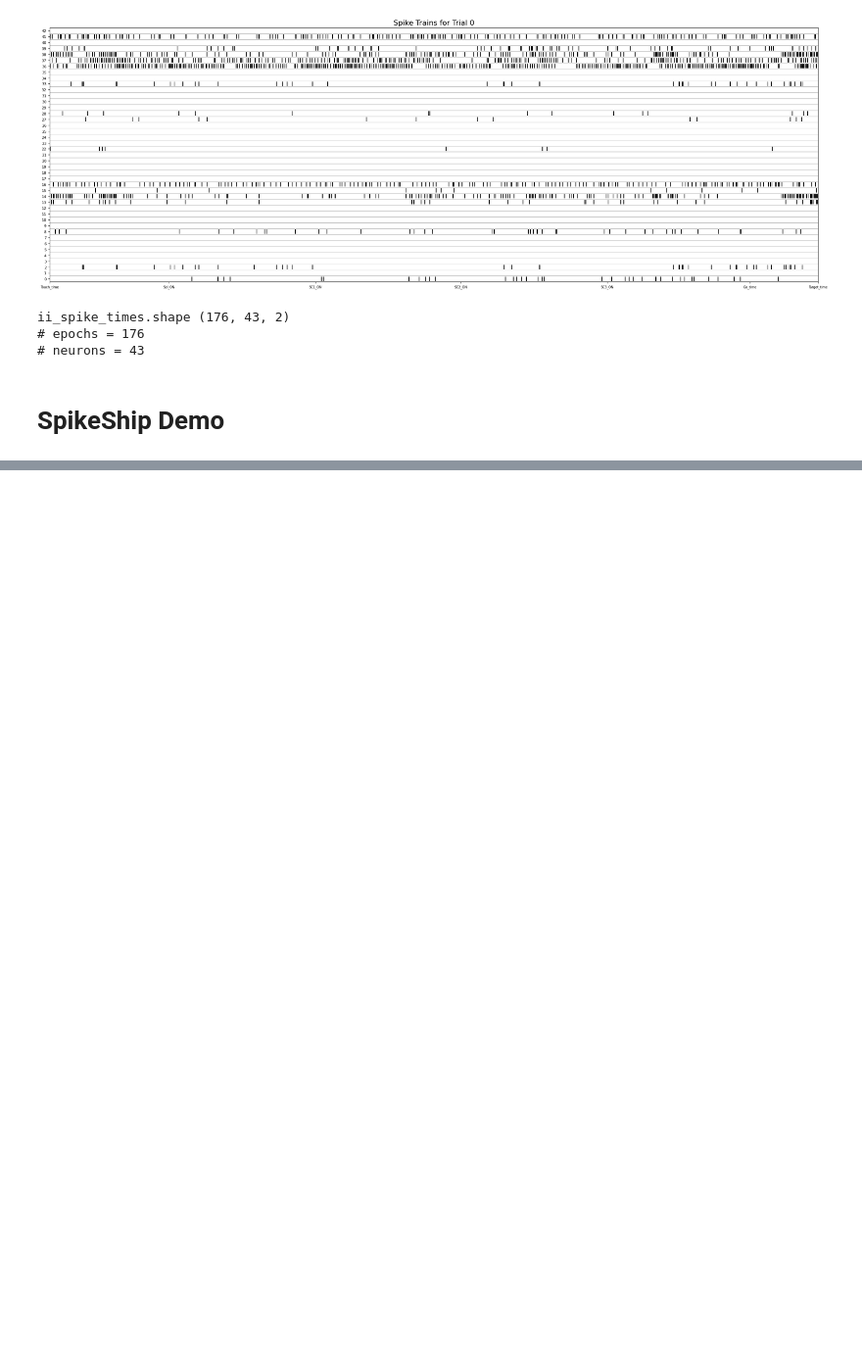
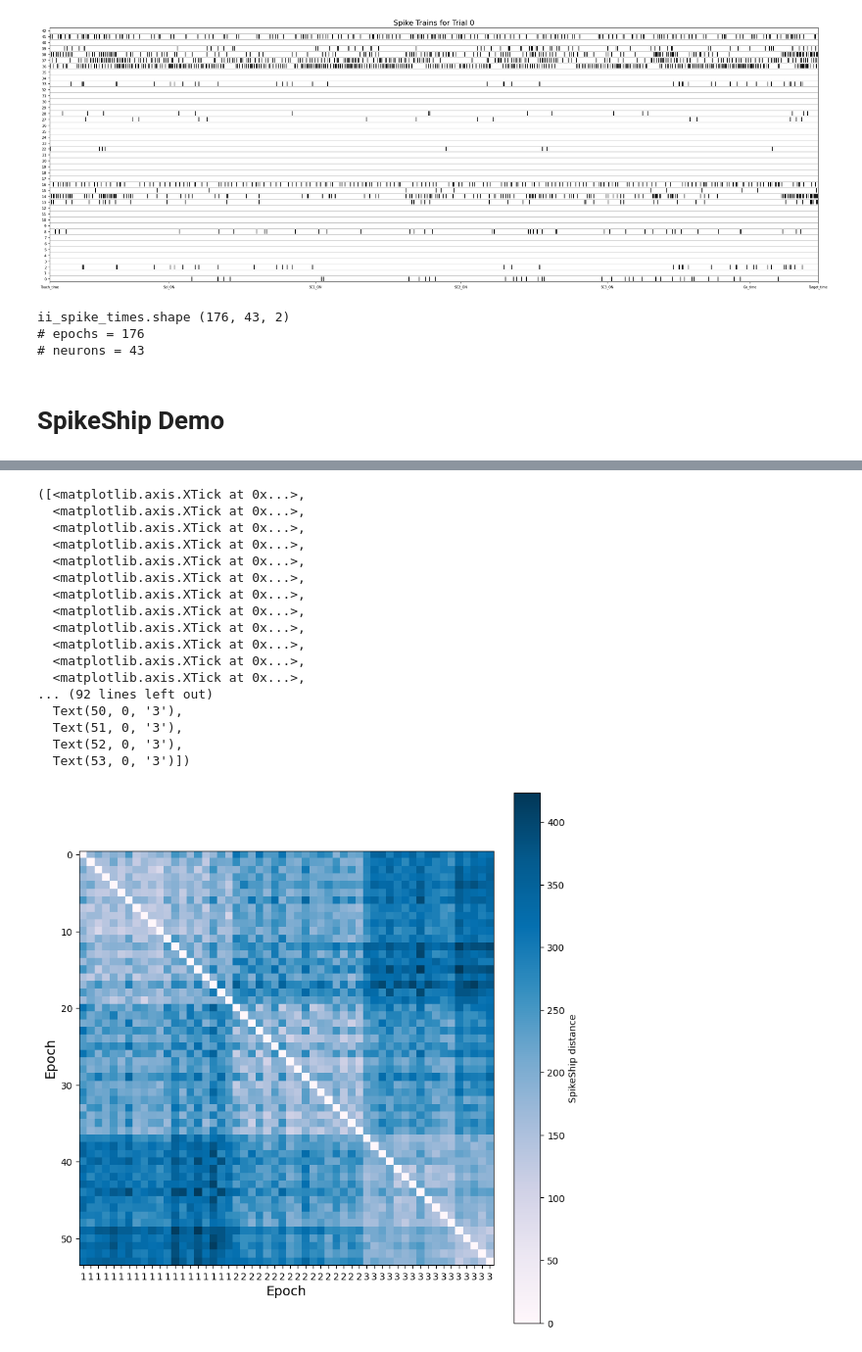
Before and after one commit to Lamifsud/pattern_classification_git, a Jupyter notebook: pipeline_drafts/spikeship.ipynb, the cells around one changed output, grey strips where cells are left out. Shown at 98% size. Cells and saved outputs as stored; diff of their text form; code cells hidden in the pictures; blank space fills up the shorter version.

```diff
--- a/pipeline_drafts/spikeship.ipynb
+++ b/pipeline_drafts/spikeship.ipynb
@@ -229,0 +357,32 @@ plt.xlabel("Epoch", fontsize=14); plt.ylabel("Epoch", fontsize=14);
+# %%
+alpha = 0.5; marker = 'o';
+
+# true labels sorting
+#si = np.argsort(epoch_labels)
+
+plt.figure(figsize=(8,8), facecolor='w', constrained_layout=True)
+
+# dissimilarity matrices (vis)
+im0 = plt.imshow(spikeship_diss[:54,:][:,:54], cmap='PuBu')
+plt.colorbar(label="SpikeShip distance")
+plt.xlabel("Epoch", fontsize=14); plt.ylabel("Epoch", fontsize=14);
+plt.xticks(np.arange(0,54), epoch_labels[:54])
+# %% [output]
+([<matplotlib.axis.XTick at 0x...>,
+  <matplotlib.axis.XTick at 0x...>,
+  <matplotlib.axis.XTick at 0x...>,
+  <matplotlib.axis.XTick at 0x...>,
+  <matplotlib.axis.XTick at 0x...>,
+  <matplotlib.axis.XTick at 0x...>,
+  <matplotlib.axis.XTick at 0x...>,
+  <matplotlib.axis.XTick at 0x...>,
+  <matplotlib.axis.XTick at 0x...>,
+  <matplotlib.axis.XTick at 0x...>,
+  <matplotlib.axis.XTick at 0x...>,
+  <matplotlib.axis.XTick at 0x...>,
+... (92 lines left out)
+  Text(50, 0, '3'),
+  Text(51, 0, '3'),
+  Text(52, 0, '3'),
+  Text(53, 0, '3')])
+[figure, added]
```
Also changed, not shown: parts of 21 cells of this notebook, 5 other files.
